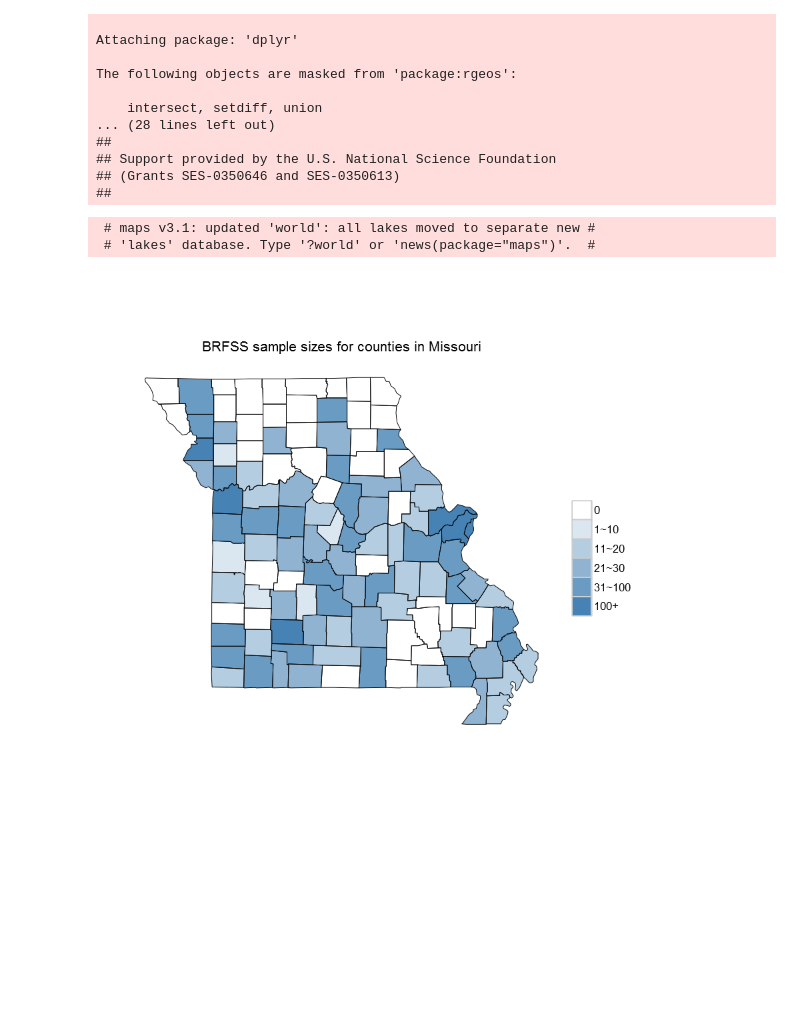
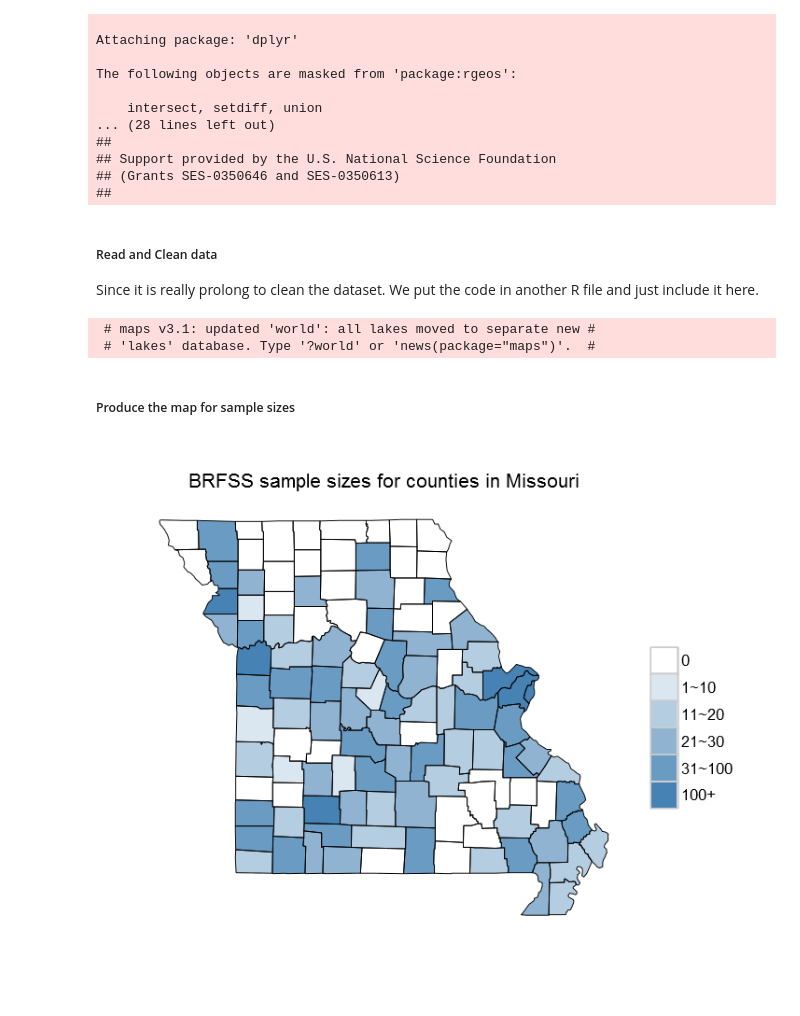
Before and after one commit to snowdustdj/county_level_estimates, a Jupyter notebook: Using State-level BRFSS to Produce County-level estimates.ipynb, the cells around one changed output. Cells and saved outputs as stored; diff of their text form; code cells hidden in the pictures; blank space fills up the shorter version.

```diff
--- a/Using State-level BRFSS to Produce County-level estimates.ipynb
+++ b/Using State-level BRFSS to Produce County-level estimates.ipynb
@@ -33,11 +90,16 @@ The following objects are masked from 'package:rgeos':
 ## Support provided by the U.S. National Science Foundation
 ## (Grants SES-0350646 and SES-0350613)
 ##
+# %% [markdown]
+##### Read and Clean data
+Since it is really prolong to clean the dataset. We put the code in another R file and just include it here.
 # %%
 source('clean_data.R')
 # %% [output]
  # maps v3.1: updated 'world': all lakes moved to separate new #
  # 'lakes' database. Type '?world' or 'news(package="maps")'.  #
+# %% [markdown]
+##### Produce the map for sample sizes
 # %%
 map_mo = map_data('county','missouri')
 countyName = read.table('data/countyName.txt',sep=';')
@@ -95,31 +157,32 @@ myPalette <- colorRampPalette(rev(brewer.pal(11, "Spectral")))
 sample_county = apply(n_mat, 1, sum)
 sample_county_cat = cut(sample_county,breaks=c(-1,0,10,20,30,100,1000),include.lowest = TRUE)
 levels(sample_county_cat) = c('0','1~10', '11~20', '21~30', '31~100', '100+')
 sample_sp = get_sp_data(map_mo,sample_county_cat, names)
 
 n_level = length(levels(sample_county_cat))
 rbPal <- colorRampPalette(c("white","steelblue"))
 color_vec = c('grey80', rbPal(n_level)[-1])
 sample_plot = ggplot(sample_sp, aes(long, lat)) +
   geom_polygon(data=sample_sp,aes(group=group,fill=value)) +
   scale_fill_manual(values = rbPal(n_level))+
   geom_path(data=sample_sp,aes(group=group), colour = "black", size=0.2) +
   labs(fill='',x="",y="") +
   theme_bw() +
   theme(plot.title = element_text(size=12),
         strip.text.x = element_text(size = 16, colour = "black", angle = 0),
         legend.text = element_text(size=10),
         axis.text=element_blank(),
         panel.background = element_blank(),
         panel.grid.major = element_blank(),
         panel.grid.minor = element_blank(),
         #strip.background = element_rect(fill="grey90"),
         legend.position = "right",
         strip.background = element_blank(),
         plot.margin = unit(c(0.1,0.1,0.1,0.1), "inch"),
         panel.border=element_blank(), axis.line=element_line(),axis.ticks=element_blank())+
   coord_map()+
   ggtitle('BRFSS sample sizes for counties in Missouri')
+options(repr.plot.width=6, repr.plot.height=5)
 print(sample_plot)
 # %% [output]
-[figure, old version]
+[figure, new version]
```
Also changed, not shown: parts of 15 cells of this notebook.
